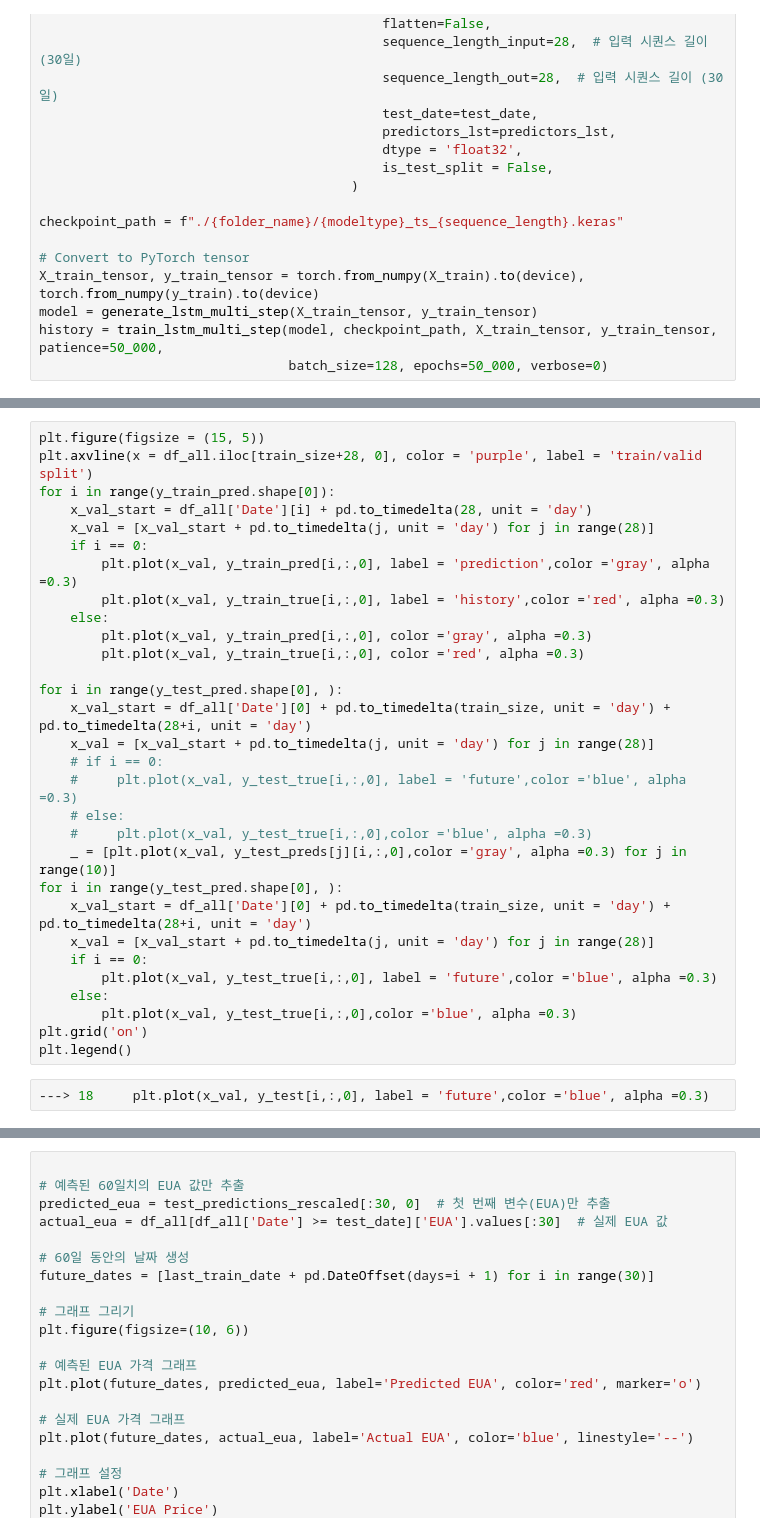
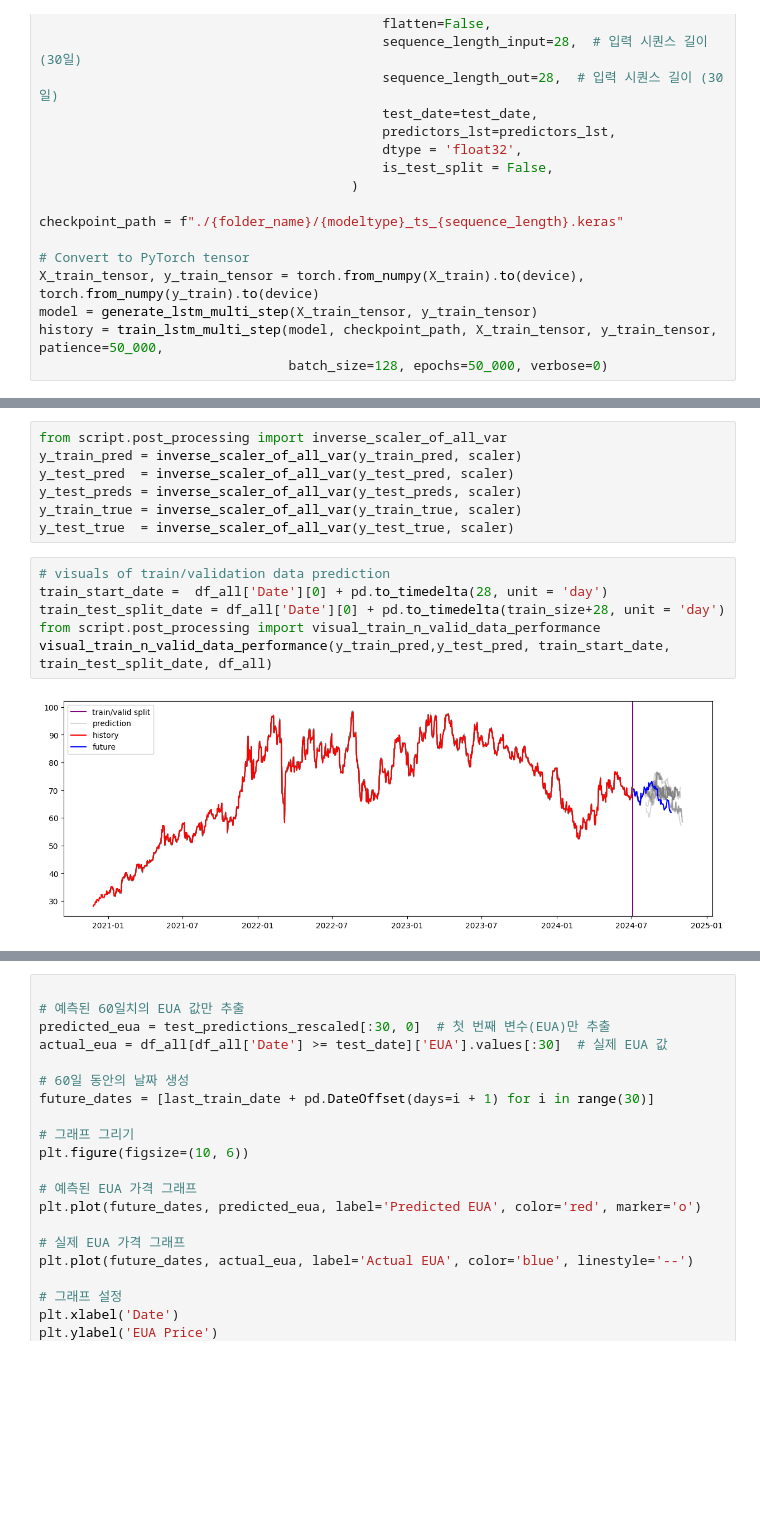
Before and after one commit to geomodeller/eua_prediction, a Jupyter notebook: MULTIRECURSIVE_HJ.ipynb, the cells around one changed output, grey strips where cells are left out. Drawn from its saved outputs; the diff is of its cells as text; blank space fills up the shorter version.

Commit message:
add recursive, visual, and inverse transform for final results

```diff
--- a/MULTIRECURSIVE_HJ.ipynb
+++ b/MULTIRECURSIVE_HJ.ipynb
@@ -146,32 +124,15 @@ plt.legend()
-# %%
-plt.figure(figsize = (15, 5))
-plt.axvline(x = df_all.iloc[train_size+28, 0], color = 'purple', label = 'train/valid split')
-for i in range(y_train_pred.shape[0]):
-    x_val_start = df_all['Date'][i] + pd.to_timedelta(28, unit = 'day')
-    x_val = [x_val_start + pd.to_timedelta(j, unit = 'day') for j in range(28)]
-    if i == 0:
-        plt.plot(x_val, y_train_pred[i,:,0], label = 'prediction',color ='gray', alpha =0.3)
-        plt.plot(x_val, y_train_true[i,:,0], label = 'history',color ='red', alpha =0.3)
-    else:
-        plt.plot(x_val, y_train_pred[i,:,0], color ='gray', alpha =0.3)
-        plt.plot(x_val, y_train_true[i,:,0], color ='red', alpha =0.3)
-
-for i in range(y_test_pred.shape[0], ):
-    x_val_start = df_all['Date'][0] + pd.to_timedelta(train_size, unit = 'day') + pd.to_timedelta(28+i, unit = 'day')
-    x_val = [x_val_start + pd.to_timedelta(j, unit = 'day') for j in range(28)]
-    # if i == 0:
-    #     plt.plot(x_val, y_test_true[i,:,0], label = 'future',color ='blue', alpha =0.3)
-    # else:
-    #     plt.plot(x_val, y_test_true[i,:,0],color ='blue', alpha =0.3)
-    _ = [plt.plot(x_val, y_test_preds[j][i,:,0],color ='gray', alpha =0.3) for j in range(10)]
-for i in range(y_test_pred.shape[0], ):
-    x_val_start = df_all['Date'][0] + pd.to_timedelta(train_size, unit = 'day') + pd.to_timedelta(28+i, unit = 'day')
-    x_val = [x_val_start + pd.to_timedelta(j, unit = 'day') for j in range(28)]
-    if i == 0:
-        plt.plot(x_val, y_test_true[i,:,0], label = 'future',color ='blue', alpha =0.3)
-    else:
-        plt.plot(x_val, y_test_true[i,:,0],color ='blue', alpha =0.3)
-plt.grid('on')
-plt.legend()
-# %%
----> 18     plt.plot(x_val, y_test[i,:,0], label = 'future',color ='blue', alpha =0.3)
+# %%
+from script.post_processing import inverse_scaler_of_all_var
+y_train_pred = inverse_scaler_of_all_var(y_train_pred, scaler)
+y_test_pred  = inverse_scaler_of_all_var(y_test_pred, scaler)
+y_test_preds = inverse_scaler_of_all_var(y_test_preds, scaler)
+y_train_true = inverse_scaler_of_all_var(y_train_true, scaler)
+y_test_true  = inverse_scaler_of_all_var(y_test_true, scaler)
+# %%
+# visuals of train/validation data prediction
+train_start_date =  df_all['Date'][0] + pd.to_timedelta(28, unit = 'day')
+train_test_split_date = df_all['Date'][0] + pd.to_timedelta(train_size+28, unit = 'day')
+from script.post_processing import visual_train_n_valid_data_performance
+visual_train_n_valid_data_performance(y_train_pred,y_test_pred, train_start_date, train_test_split_date, df_all)
+# %% [output]
+[figure, added]
```
Also changed, not shown: parts of 10 cells of this notebook, 1 other file.
